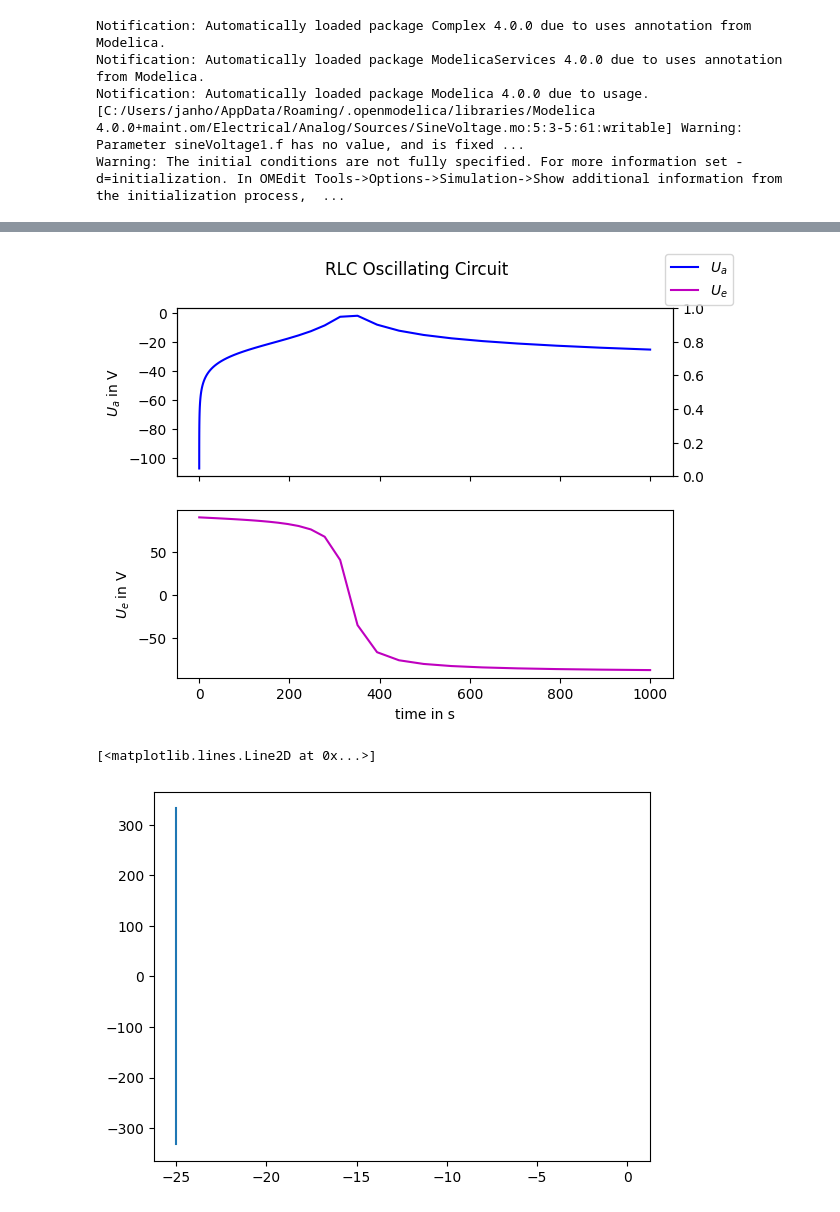
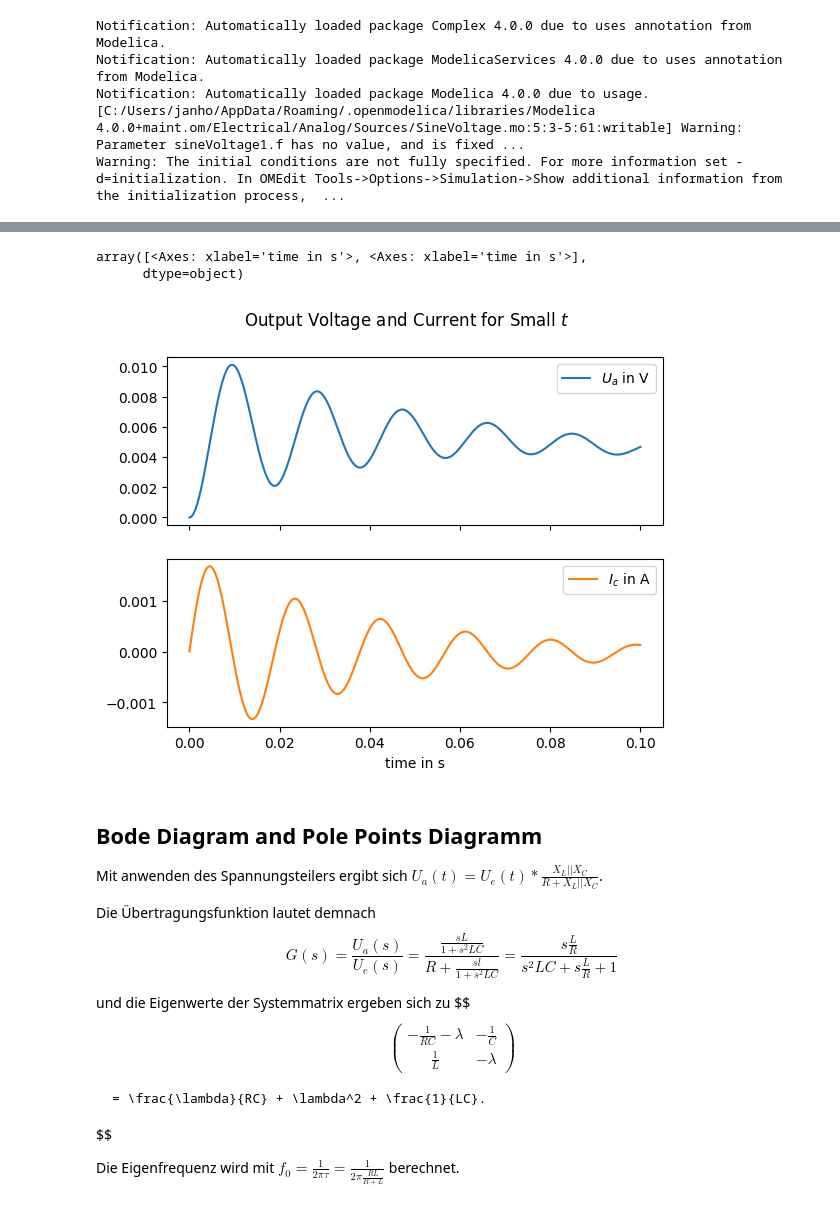
Before and after one commit to JaxRaffnix/Modellbildung-Simulation, a Jupyter notebook: exercise 3/exercise3.ipynb, the cells around one changed output, grey strips where cells are left out. Saved outputs shown, nothing was run; the diff lists cells and outputs as text; code cells hidden in the pictures.

```diff
--- a/exercise 3/exercise3.ipynb
+++ b/exercise 3/exercise3.ipynb
@@ -242,32 +160,34 @@ poles = system.poles
-# %%
-fig, (ax1, ax2) = plt.subplots(2, sharex=True)
-fig.suptitle("RLC Oscillating Circuit")
-
-
-ax1.plot(omega, magnitude, label="$U_a$", color="b")
-ax1.set_ylabel("$U_a$ in V")
-# ax1.set_xlim(right=0.1)
-ax12 = ax1.twinx()
-# ax12.plot(time, output_current, label="$I_c$", color="r")
-# ax12.set_ylim(top=0.003)
-# ax12.set_ylabel("$I_c$ in A")
-
-
-ax2.plot(omega, phase, label="$U_e$", color ="m")
-ax2.set_ylabel("$U_e$ in V")
-# ax1.set_xlim(right=0.1)
-# ax22 = ax2.twinx()
-# ax22.plot(time, input_current, label="$I_e$", color="g")
-# # ax22.set_ylim(top=0.15)
-# ax22.set_ylabel("$I_e$ in A")
-
-ax2.set_xlabel("time in s")
-fig.legend()
-plt.show()
-
-plt.plot(poles.real, poles.imag)
-plt.plot(zeros.real, zeros.imag)
-# %% [output]
-[figure, removed]
-[<matplotlib.lines.Line2D at 0x...>]
-[figure, removed]
+# %%
+task4 = pd.DataFrame({
+    "time in s":    model.getSolutions('time').ravel(),
+    "$U_a$ in V":   model.getSolutions("inductor1.v").ravel(),
+    "$U_e$ in V":   model.getSolutions("sineVoltage1.v").ravel(),
+    "$I_c$ in A":   model.getSolutions("capacitor1.i").ravel(),
+    "$I_e$ in A":   model.getSolutions("sineVoltage1.i").ravel()
+})
+task4 = task4.set_index("time in s")
+
+task4.plot(subplots=True, title="Output Voltage and Current for Small $t$", y=["$U_a$ in V", "$I_c$ in A"])
+# %% [output]
+array([<Axes: xlabel='time in s'>, <Axes: xlabel='time in s'>],
+      dtype=object)
+[figure, added]
+# %% [markdown]
+## Bode Diagram and Pole Points Diagramm
+
+Mit anwenden des Spannungsteilers ergibt sich $U_a(t) = U_e(t) * \frac{X_L || X_C}{R + X_L || X_C}$.
+
+Die Übertragungsfunktion lautet demnach
+$$G(s) = \frac{U_a(s)}{U_e(s)} = \frac{ \frac{sL}{1+s^2LC} }{ R + \frac{sl}{1+s^2LC} } = \frac{ s \frac{L}{R} }{ s^2 LC + s\frac{L}{R} + 1} $$
+
+und die Eigenwerte der Systemmatrix ergeben sich zu
+$$
+    \begin{pmatrix}
+        -\frac{1}{RC}-\lambda   &   -\frac{1}{C}\\
+        \frac{1}{L}             &   -\lambda
+    \end{pmatrix}
+
+    = \frac{\lambda}{RC} + \lambda^2 + \frac{1}{LC}.
+$$
+
+Die Eigenfrequenz wird mit $ f_0 = \frac{1}{2 \pi \tau} = \frac{1}{ 2 \pi \frac{RL}{R+L} } $ berechnet.
```
Also changed, not shown: parts of 22 cells of this notebook, 4 other files.
